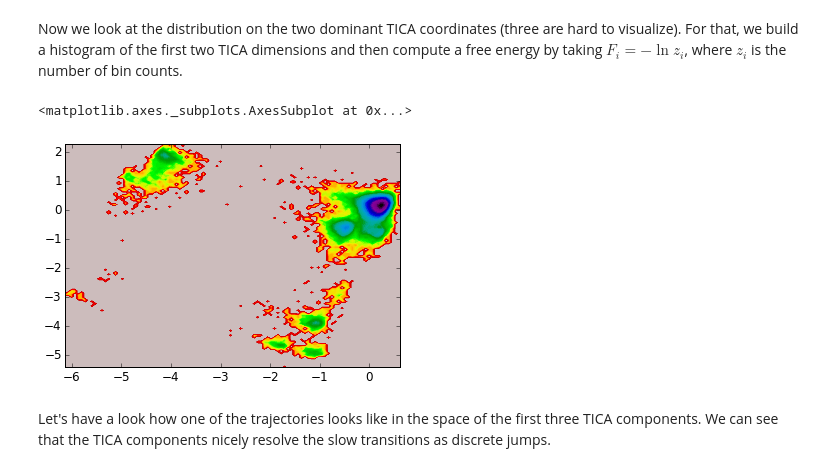
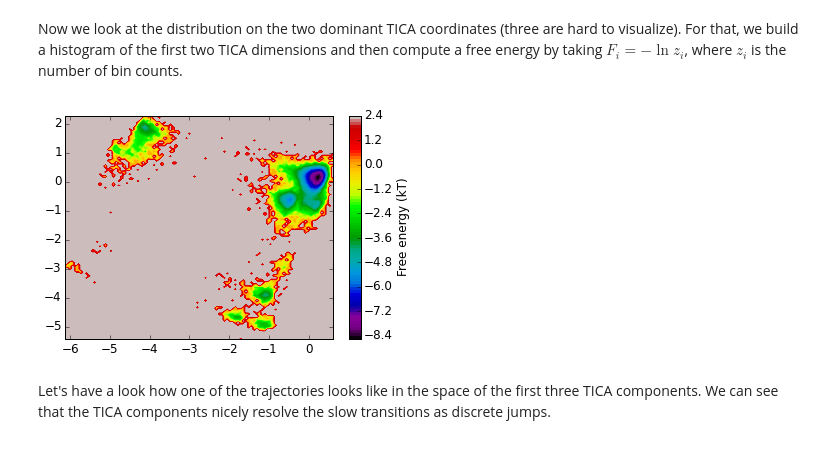
Before and after one commit to markovmodel/PyEMMA_IPython, a Jupyter notebook: applications/pentapeptide_msm/md2msm_penta_peptide.ipynb, the cells around one changed output. Saved outputs shown, nothing was run; the diff lists cells and outputs as text; code cells hidden in the pictures.

```diff
--- a/applications/pentapeptide_msm/md2msm_penta_peptide.ipynb
+++ b/applications/pentapeptide_msm/md2msm_penta_peptide.ipynb
@@ -157,11 +159,9 @@ def plot_labels(ax=None):
     ax.text(-4.2, 1.5, '3', fontsize=20, color='black')
     ax.text(-0.1, 0, '4', fontsize=20, color='white')
 # %%
-mplt.plot_free_energy(np.vstack(Y)[:,0], np.vstack(Y)[:,1], cbar=False)
-# plot_labels()
+mplt.plot_free_energy(np.vstack(Y)[:,0], np.vstack(Y)[:,1]);
 # %% [output]
-<matplotlib.axes._subplots.AxesSubplot at 0x...>
-[figure, old version]
+[figure, new version]
 # %% [markdown]
 Let's have a look how one of the trajectories looks like in the space of the first three TICA components. We can see that the TICA components nicely resolve the slow transitions as discrete jumps.
 # %%
```
Also changed, not shown: parts of 27 cells of this notebook, 15 other files.
